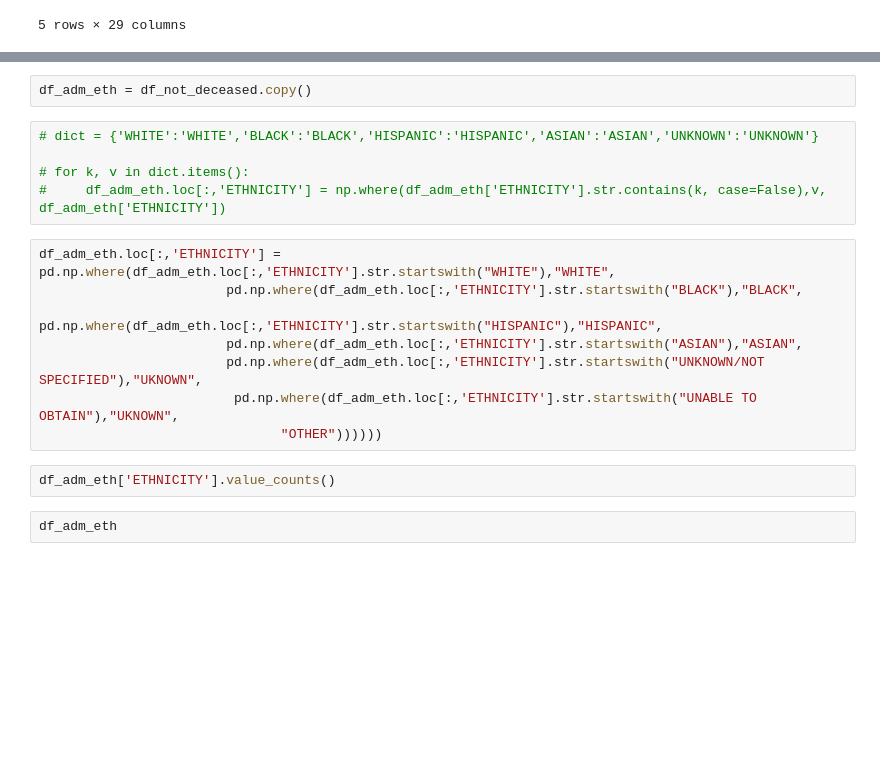
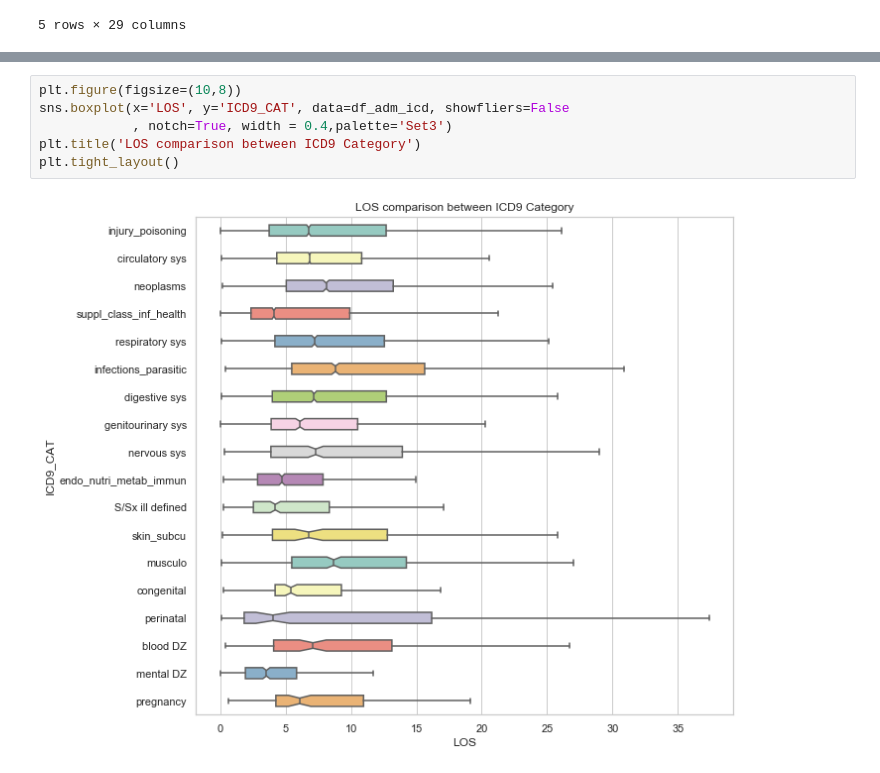
Before and after one commit to bnaoe/Tensorflow-ANN-Hospital-LOS, a Jupyter notebook: Untitled.ipynb, the cells around one changed output, grey strips where cells are left out. Saved outputs shown, nothing was run; the diff lists cells and outputs as text; blank space fills up the shorter version.

```diff
--- a/Untitled.ipynb
+++ b/Untitled.ipynb
@@ -720,19 +687,8 @@ df_not_deceased['ETHNICITY'].value_counts()
-# %%
-df_adm_eth = df_not_deceased.copy()
-# %%
-# dict = {'WHITE':'WHITE','BLACK':'BLACK','HISPANIC':'HISPANIC','ASIAN':'ASIAN','UNKNOWN':'UNKNOWN'}
-
-# for k, v in dict.items():
-#     df_adm_eth.loc[:,'ETHNICITY'] = np.where(df_adm_eth['ETHNICITY'].str.contains(k, case=False),v, df_adm_eth['ETHNICITY'])
-# %%
-df_adm_eth.loc[:,'ETHNICITY'] = pd.np.where(df_adm_eth.loc[:,'ETHNICITY'].str.startswith("WHITE"),"WHITE",
-                        pd.np.where(df_adm_eth.loc[:,'ETHNICITY'].str.startswith("BLACK"),"BLACK",
-                        pd.np.where(df_adm_eth.loc[:,'ETHNICITY'].str.startswith("HISPANIC"),"HISPANIC",
-                        pd.np.where(df_adm_eth.loc[:,'ETHNICITY'].str.startswith("ASIAN"),"ASIAN",
-                        pd.np.where(df_adm_eth.loc[:,'ETHNICITY'].str.startswith("UNKNOWN/NOT SPECIFIED"),"UKNOWN",
-                         pd.np.where(df_adm_eth.loc[:,'ETHNICITY'].str.startswith("UNABLE TO OBTAIN"),"UKNOWN",
-                               "OTHER"))))))
-# %%
-df_adm_eth['ETHNICITY'].value_counts()
-# %%
-df_adm_eth
+# %%
+plt.figure(figsize=(10,8))
+sns.boxplot(x='LOS', y='ICD9_CAT', data=df_adm_icd, showfliers=False
+            , notch=True, width = 0.4,palette='Set3')
+plt.title('LOS comparison between ICD9 Category')
+plt.tight_layout()
+# %% [output]
+[figure, added]
```
Also changed, not shown: parts of 57 cells of this notebook.
